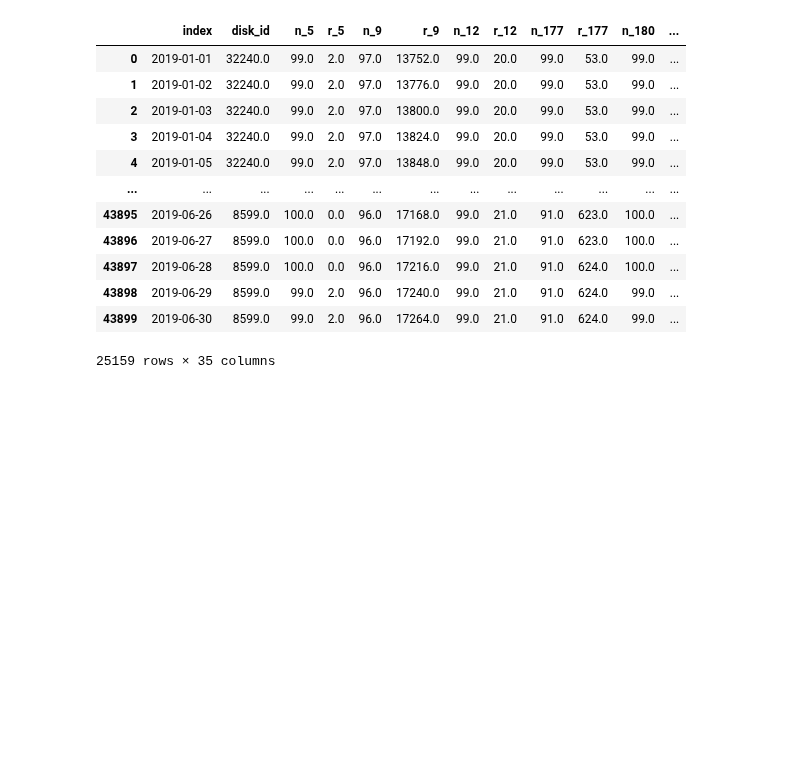
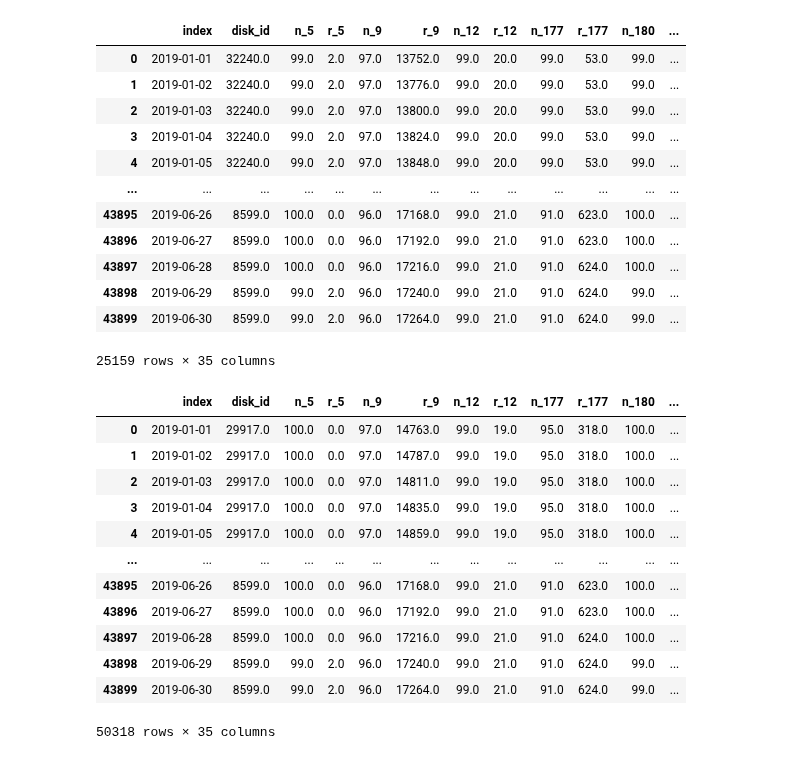
Before and after one commit to passion3659/ssd-failure, a Jupyter notebook: jeongyeol-imputation(MB1).ipynb, the cells around one changed output. Cells and saved outputs as stored; diff of their text form; code cells hidden in the pictures; blank space fills up the shorter version.

```diff
--- a/jeongyeol-imputation(MB1).ipynb
+++ b/jeongyeol-imputation(MB1).ipynb
@@ -384,3 +384,21 @@ selected_filtered_data_failed
 | 43898 | 2019-06-29 | 8599.0 | 99.0 | 2.0 | 96.0 | 17240.0 | 99.0 | 21.0 | 91.0 | 624.0 | 99.0 | ... |
 | 43899 | 2019-06-30 | 8599.0 | 99.0 | 2.0 | 96.0 | 17264.0 | 99.0 | 21.0 | 91.0 | 624.0 | 99.0 | ... |
 25159 rows × 35 columns
+# %%
+# 두 데이터프레임을 열로 연결(concatenate)
+combined_df = pd.concat([selected_filtered_data_healthy, selected_filtered_data_failed], axis=0)
+combined_df
+# %% [output]
+|  | index | disk_id | n_5 | r_5 | n_9 | r_9 | n_12 | r_12 | n_177 | r_177 | n_180 | ... |
+| 0 | 2019-01-01 | 29917.0 | 100.0 | 0.0 | 97.0 | 14763.0 | 99.0 | 19.0 | 95.0 | 318.0 | 100.0 | ... |
+| 1 | 2019-01-02 | 29917.0 | 100.0 | 0.0 | 97.0 | 14787.0 | 99.0 | 19.0 | 95.0 | 318.0 | 100.0 | ... |
+| 2 | 2019-01-03 | 29917.0 | 100.0 | 0.0 | 97.0 | 14811.0 | 99.0 | 19.0 | 95.0 | 318.0 | 100.0 | ... |
+| 3 | 2019-01-04 | 29917.0 | 100.0 | 0.0 | 97.0 | 14835.0 | 99.0 | 19.0 | 95.0 | 318.0 | 100.0 | ... |
+| 4 | 2019-01-05 | 29917.0 | 100.0 | 0.0 | 97.0 | 14859.0 | 99.0 | 19.0 | 95.0 | 318.0 | 100.0 | ... |
+| ... | ... | ... | ... | ... | ... | ... | ... | ... | ... | ... | ... | ... |
+| 43895 | 2019-06-26 | 8599.0 | 100.0 | 0.0 | 96.0 | 17168.0 | 99.0 | 21.0 | 91.0 | 623.0 | 100.0 | ... |
+| 43896 | 2019-06-27 | 8599.0 | 100.0 | 0.0 | 96.0 | 17192.0 | 99.0 | 21.0 | 91.0 | 623.0 | 100.0 | ... |
+| 43897 | 2019-06-28 | 8599.0 | 100.0 | 0.0 | 96.0 | 17216.0 | 99.0 | 21.0 | 91.0 | 624.0 | 100.0 | ... |
+| 43898 | 2019-06-29 | 8599.0 | 99.0 | 2.0 | 96.0 | 17240.0 | 99.0 | 21.0 | 91.0 | 624.0 | 99.0 | ... |
+| 43899 | 2019-06-30 | 8599.0 | 99.0 | 2.0 | 96.0 | 17264.0 | 99.0 | 21.0 | 91.0 | 624.0 | 99.0 | ... |
+50318 rows × 35 columns
```
Also changed, not shown: parts of 1 cell of this notebook.
